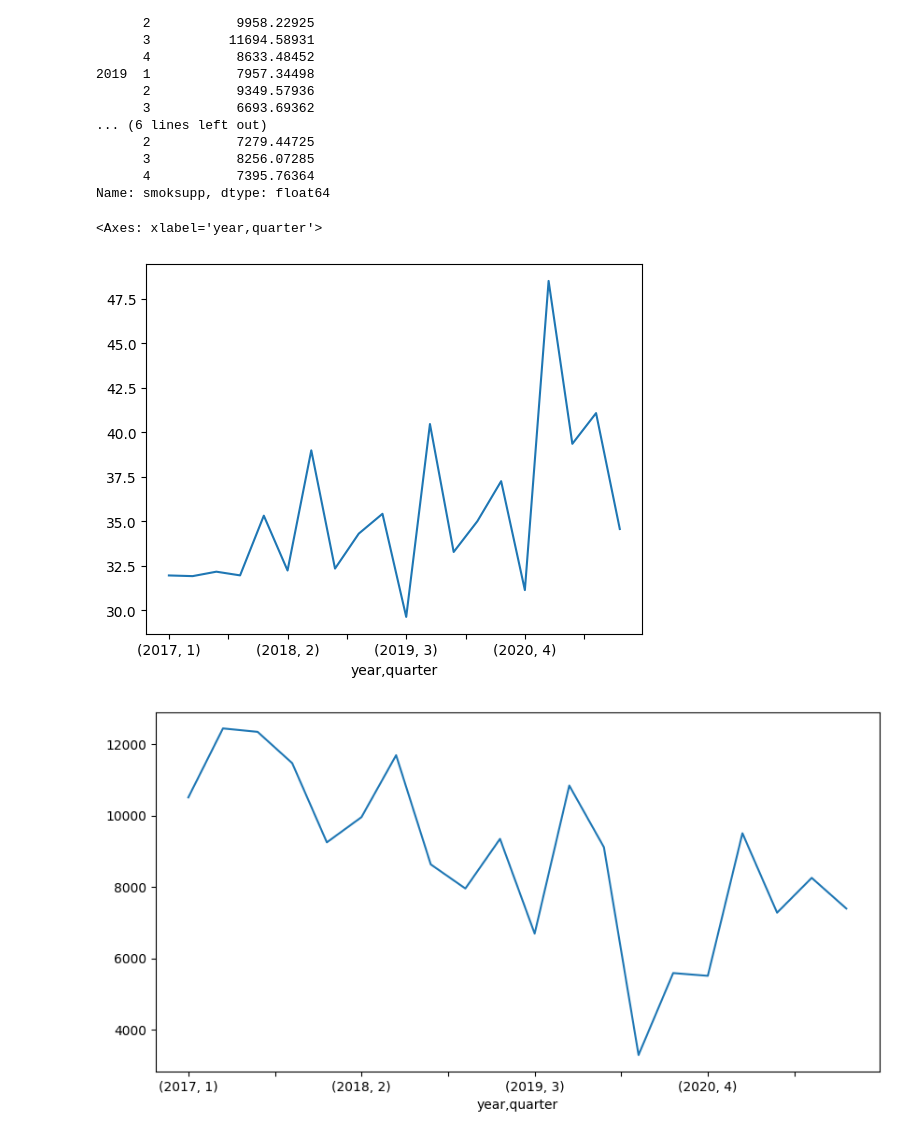
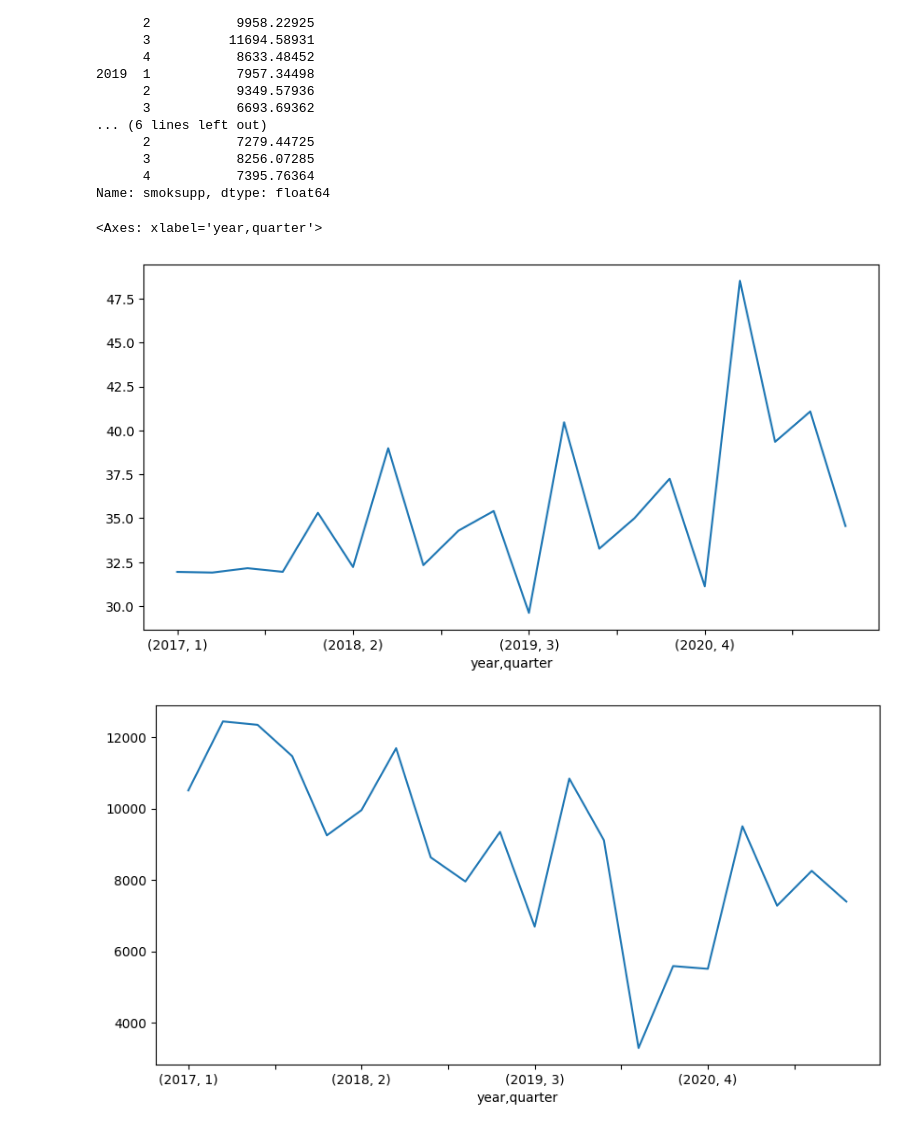
Before and after one commit to smokepm/Tobacco-Expenditure-Survey-Project, a Jupyter notebook: proj_2.ipynb, the cells around one changed output. Cells and saved outputs as stored; diff of their text form; code cells hidden in the pictures.

```diff
--- a/proj_2.ipynb
+++ b/proj_2.ipynb
@@ -322,10 +322,11 @@ year  quarter
       4           7395.76364
 Name: smoksupp, dtype: float64
 # %%
+plt.figure(figsize=(10,5))
 df_grouped1.plot(kind='line')
 # %% [output]
 <Axes: xlabel='year,quarter'>
-[figure, old version]
+[figure, new version]
 # %%
 plt.figure(figsize=(10,5))
 df_grouped11.plot()
```
